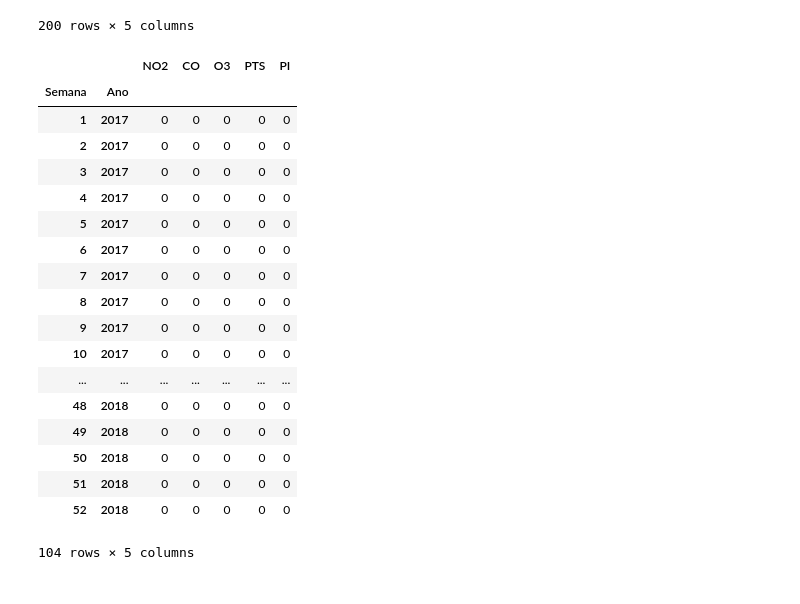
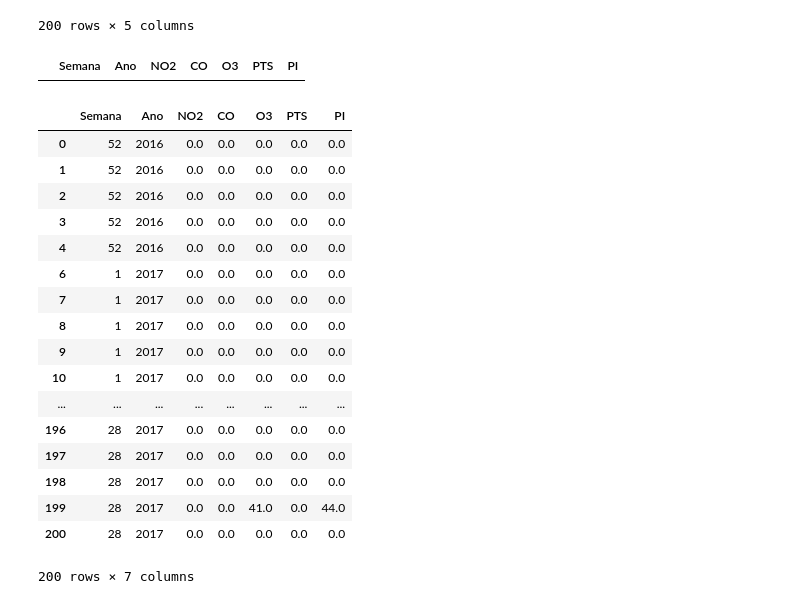
Before and after one commit to silvanaribeiro/arquidisam_tccII, a Jupyter notebook: TCC II.ipynb, the cells around one changed output. Saved outputs shown, nothing was run; the diff lists cells and outputs as text; code cells hidden in the pictures.

```diff
--- a/TCC II.ipynb
+++ b/TCC II.ipynb
@@ -454,22 +446,4 @@ df_polutants_by_week_sum = df_polutants_by_week_sum.fillna(0) # with 0s rather t
-# %%
-df_polutants_by_week_mean
-# %% [output]
-|  |  | NO2 | CO | O3 | PTS | PI |
-| Semana | Ano |  |  |  |  |  |
-| 1 | 2017 | 0 | 0 | 0 | 0 | 0 |
-| 2 | 2017 | 0 | 0 | 0 | 0 | 0 |
-| 3 | 2017 | 0 | 0 | 0 | 0 | 0 |
-| 4 | 2017 | 0 | 0 | 0 | 0 | 0 |
-| 5 | 2017 | 0 | 0 | 0 | 0 | 0 |
-| 6 | 2017 | 0 | 0 | 0 | 0 | 0 |
-| 7 | 2017 | 0 | 0 | 0 | 0 | 0 |
-| 8 | 2017 | 0 | 0 | 0 | 0 | 0 |
-| 9 | 2017 | 0 | 0 | 0 | 0 | 0 |
-| 10 | 2017 | 0 | 0 | 0 | 0 | 0 |
-| ... | ... | ... | ... | ... | ... | ... |
-| 48 | 2018 | 0 | 0 | 0 | 0 | 0 |
-| 49 | 2018 | 0 | 0 | 0 | 0 | 0 |
-| 50 | 2018 | 0 | 0 | 0 | 0 | 0 |
-| 51 | 2018 | 0 | 0 | 0 | 0 | 0 |
-| 52 | 2018 | 0 | 0 | 0 | 0 | 0 |
-104 rows × 5 columns
+# %%
+df_polutants_by_week
+# %% [output]
+|  | Semana | Ano | NO2 | CO | O3 | PTS | PI |
@@ -475,0 +456,21 @@ df_polutants_by_week_mean
+# %%
+df_polutants_by_week.sort_values(by=['Ano', 'Semana']).head(200)
+# %% [output]
+|  | Semana | Ano | NO2 | CO | O3 | PTS | PI |
+| 0 | 52 | 2016 | 0.0 | 0.0 | 0.0 | 0.0 | 0.0 |
+| 1 | 52 | 2016 | 0.0 | 0.0 | 0.0 | 0.0 | 0.0 |
+| 2 | 52 | 2016 | 0.0 | 0.0 | 0.0 | 0.0 | 0.0 |
+| 3 | 52 | 2016 | 0.0 | 0.0 | 0.0 | 0.0 | 0.0 |
+| 4 | 52 | 2016 | 0.0 | 0.0 | 0.0 | 0.0 | 0.0 |
+| 6 | 1 | 2017 | 0.0 | 0.0 | 0.0 | 0.0 | 0.0 |
+| 7 | 1 | 2017 | 0.0 | 0.0 | 0.0 | 0.0 | 0.0 |
+| 8 | 1 | 2017 | 0.0 | 0.0 | 0.0 | 0.0 | 0.0 |
+| 9 | 1 | 2017 | 0.0 | 0.0 | 0.0 | 0.0 | 0.0 |
+| 10 | 1 | 2017 | 0.0 | 0.0 | 0.0 | 0.0 | 0.0 |
+| ... | ... | ... | ... | ... | ... | ... | ... |
+| 196 | 28 | 2017 | 0.0 | 0.0 | 0.0 | 0.0 | 0.0 |
+| 197 | 28 | 2017 | 0.0 | 0.0 | 0.0 | 0.0 | 0.0 |
+| 198 | 28 | 2017 | 0.0 | 0.0 | 0.0 | 0.0 | 0.0 |
+| 199 | 28 | 2017 | 0.0 | 0.0 | 41.0 | 0.0 | 44.0 |
+| 200 | 28 | 2017 | 0.0 | 0.0 | 0.0 | 0.0 | 0.0 |
+200 rows × 7 columns
```
Also changed, not shown: parts of 17 cells of this notebook, 2 other files.
